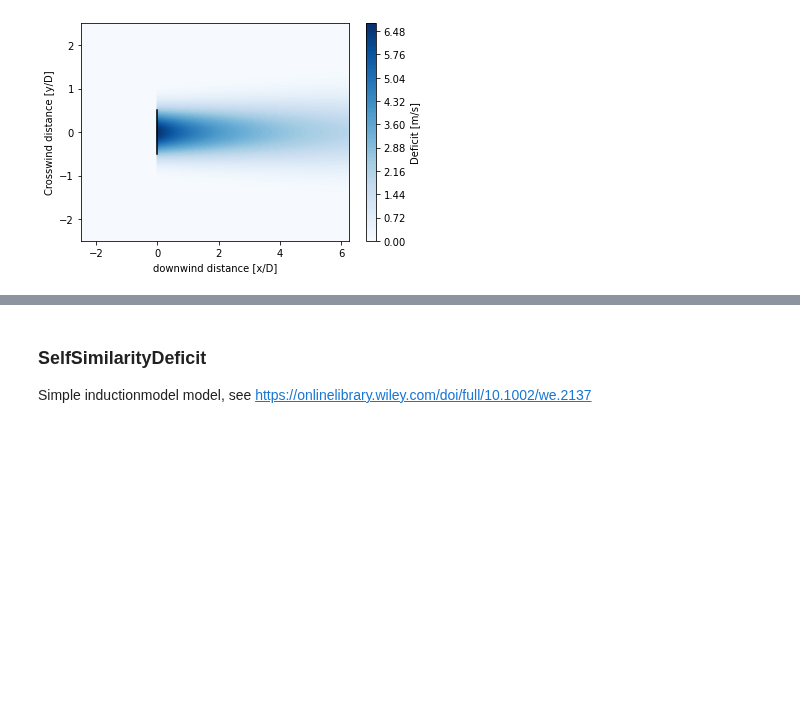
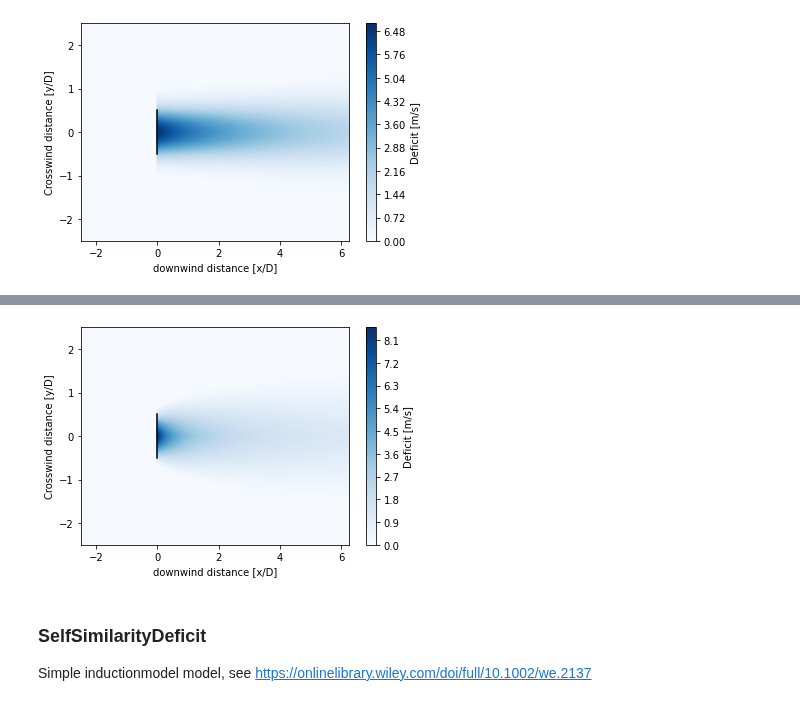
Before and after one commit to DTUWindEnergy/PyWake, a Jupyter notebook: docs/notebooks/EngineeringWindFarmModels.ipynb, the cells around one changed output, grey strips where cells are left out. Cells and saved outputs as stored; diff of their text form; code cells hidden in the pictures; blank space fills up the shorter version.

```diff
--- a/docs/notebooks/EngineeringWindFarmModels.ipynb
+++ b/docs/notebooks/EngineeringWindFarmModels.ipynb
@@ -234,3 +268,8 @@ plot_deficit_map(IEA37SimpleBastankhahGaussianDeficit())
+# %%
+from py_wake.deficit_models import GCLDeficit
+plot_deficit_map(GCLDeficit())
+# %% [output]
+[figure, added]
 # %% [markdown]
 ### SelfSimilarityDeficit
 Simple inductionmodel model, see https://onlinelibrary.wiley.com/doi/full/10.1002/we.2137
```
Also changed, not shown: parts of 44 cells of this notebook, 18 other files.
